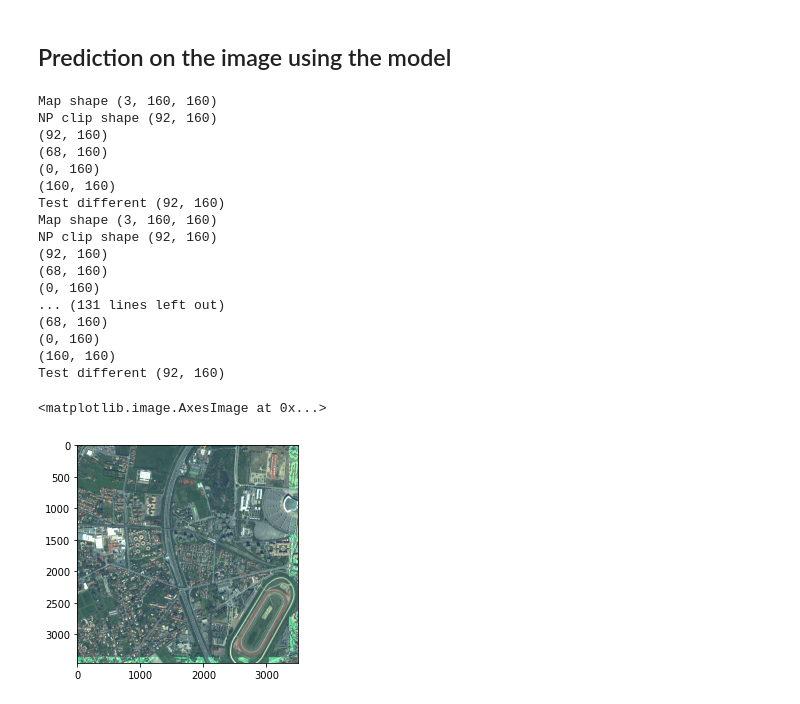
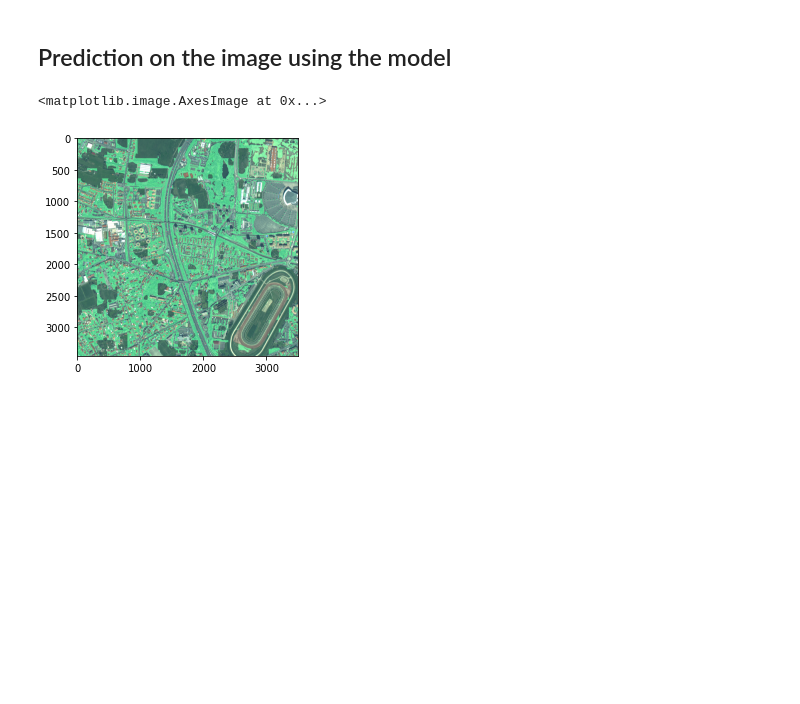
Before and after one commit to cleguevel/Segmentation-of-satellite-images-using-machine-learning, a Jupyter notebook: main.ipynb, the cells around one changed output. Cells and saved outputs as stored; diff of their text form; code cells hidden in the pictures; blank space fills up the shorter version.

```diff
--- a/main.ipynb
+++ b/main.ipynb
@@ -251,7 +270,7 @@ def unet_model(n_classes=2, im_sz=160, n_channels=3, n_filters_start=32, growth_
 
     model = Model(inputs=inputs, outputs=conv10)
 
-    model.compile(optimizer=Adam(), loss=tf.keras.losses.SparseCategoricalCrossentropy(from_logits=True),metrics=['accuracy'])
+    model.compile(optimizer=Adam(), loss=tf.keras.losses.SparseCategoricalCrossentropy(from_logits=True),metrics=['accuracy',f1_score])
     return model
 # %%
 model = unet_model()
@@ -412,24 +408,42 @@ def picture_from_mask(mask, threshold=0):
     return pict
 # %%
-def predict_img(img,model,PATCH_SZ, N_CLASSES,color_delta):
-    #print(img.shape)
-    width, height, dim = img.shape
+def predict_img_from_rgb(img_rgb,predict_img,model,PATCH_SZ, N_CLASSES,color_delta,threshold=0):
+    mask = np.zeros(shape=(predict_img.shape[0], predict_img.shape[1]), dtype=np.uint8)
+    width, height, dim = predict_img.shape
     chopsize = 160
-    for x0 in range(0, width-chopsize, chopsize):
-        for y0 in range(0, height-chopsize, chopsize):
-            img_pred = predict(img[x0:(x0+chopsize),y0:(y0+chopsize),:], model, patch_sz=PATCH_SZ, n_classes=N_CLASSES).transpose([2,0,1])
-            map = picture_from_mask(img_pred, 0)
-            img[x0:(x0+chopsize),y0:(y0+chopsize), 0] = np.clip(img[x0:(x0+chopsize),y0:(y0+chopsize), 0] + color_delta[0] * (map[0][:, :] / 255), 0, 255)
-            img[x0:(x0+chopsize),y0:(y0+chopsize), 1] = np.clip(img[x0:(x0+chopsize),y0:(y0+chopsize), 1] + color_delta[1] * (map[0][:, :] / 255), 0, 255)
-            img[x0:(x0+chopsize),y0:(y0+chopsize), 2] = np.clip(img[x0:(x0+chopsize),y0:(y0+chopsize), 2] + color_delta[2] * (map[0][:, :] / 255), 0, 255)
-    return img
+    for x0 in range(0, width, chopsize):
+        if (x0+chopsize) <= width :
+            for y0 in range(0, height, chopsize):
+                if (y0+chopsize) <= height :
+                    img_pred = predict(predict_img[x0:(x0+chopsize),y0:(y0+chopsize),:], model, patch_sz=PATCH_SZ, n_classes=N_CLASSES).transpose([2,0,1])
+                    map = picture_from_mask(img_pred, threshold)
+                    for dimension in range(dim):
+                        img_rgb[x0:(x0+chopsize),y0:(y0+chopsize), dimension] = np.clip(img_rgb[x0:(x0+chopsize),y0:(y0+chopsize), dimension] + color_delta[dimension] * (map[0][:, :] / 255), 0, 255)
+                else:
+                    img_pred = predict(predict_img[x0:(x0+chopsize),y0:height,:], model, patch_sz=PATCH_SZ, n_classes=N_CLASSES).transpose([2,0,1])
+                    map = picture_from_mask(img_pred, threshold)
+                    for dimension in range(dim):
+                        img_rgb[x0:(x0+chopsize),y0:height, dimension] = np.clip(img_rgb[x0:(x0+chopsize),y0:height, dimension] + color_delta[dimension] * (map[0][:, :] / 255), 0, 255)
+
+        else:
+            for y0 in range(0,height,chopsize):
+                img_pred = predict(predict_img[x0:width,y0:(y0+chopsize),:], model, patch_sz=PATCH_SZ, n_classes=N_CLASSES).transpose([2,0,1])
+                map = picture_from_mask(img_pred, threshold)
+                for dimension in range(dim):
+                    img_rgb[x0:width,y0:(y0+chopsize), dimension] = np.clip(img_rgb[x0:width,y0:(y0+chopsize), dimension] + color_delta[dimension] * (map[0][:, :] / 255), 0, 255)
+
+    return img_rgb
 # %%
-#model2 = model.load_weights('model2.h5')
+maps_rgb = imagesList("Map_Toulouse_RGB/")
+maps = imagesList("NIRRG_Toulouse/")
 model2 = load_model('model2.h5')
 PATCH_SZ = 160
 N_CLASSES = 2
 color_delta=[27, 120, 55]
 
-img_predict = predict_img(maps[0],model2,PATCH_SZ, N_CLASSES,color_delta)
+img_predict = predict_img_from_rgb(maps_rgb[0],maps[0],model2,PATCH_SZ, N_CLASSES,color_delta,0.4)
 plt.imshow(img_predict)
+# %% [output]
+<matplotlib.image.AxesImage at 0x...>
+[figure, added]
 # %%
@@ -485,30 +451,0 @@ def predict_img_from_rgb(img_rgb,predict_img,model,PATCH_SZ, N_CLASSES,color_del
-# %%
-maps_rgb = imagesList("Map_Toulouse_RGB/")
-maps = imagesList("NIRRG_Toulouse/")
-model2 = load_model('model2.h5')
-PATCH_SZ = 160
-N_CLASSES = 2
-color_delta=[27, 120, 55]
-
-img_predict_test = predict_img_from_rgb(maps_rgb[0],maps[0],model2,PATCH_SZ, N_CLASSES,color_delta)
-plt.imshow(img_predict_test)
-# %% [output]
-Map shape (3, 160, 160)
-NP clip shape (92, 160)
-(92, 160)
-(68, 160)
-(0, 160)
-(160, 160)
-Test different (92, 160)
-Map shape (3, 160, 160)
-NP clip shape (92, 160)
-(92, 160)
-(68, 160)
-(0, 160)
-... (131 lines left out)
-(68, 160)
-(0, 160)
-(160, 160)
-Test different (92, 160)
-<matplotlib.image.AxesImage at 0x...>
-[figure, removed]
```
Also changed, not shown: parts of 14 cells of this notebook.
